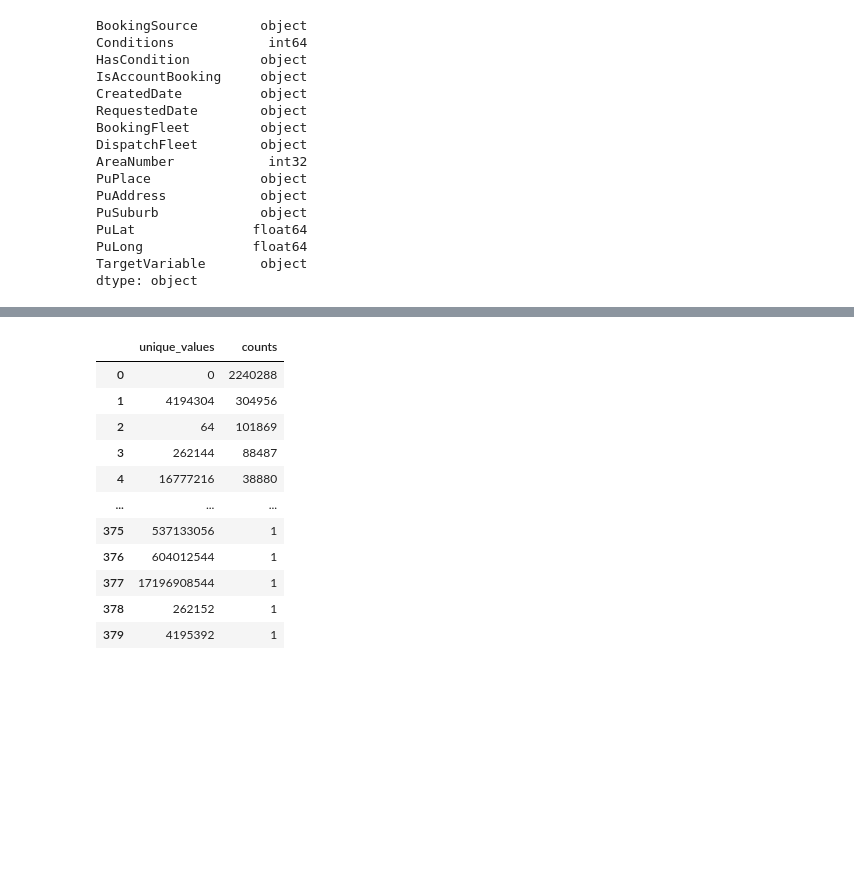
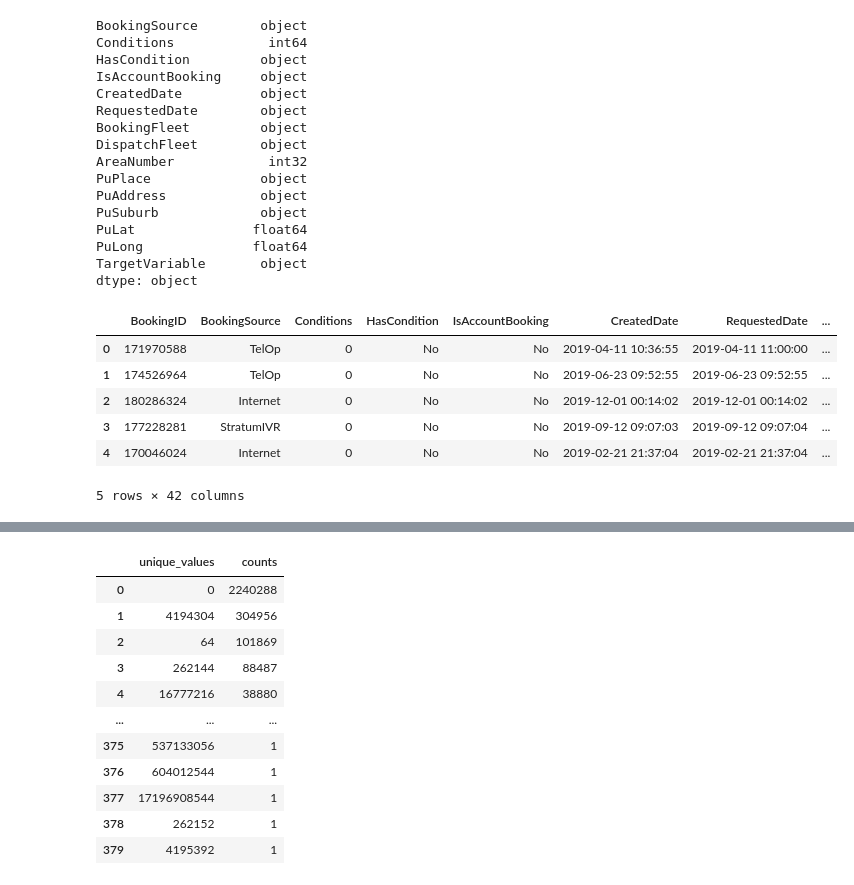
Before and after one commit to xhua0336/Taxi_booking_analysis, a Jupyter notebook: Feature_engineering.ipynb, the cells around one changed output, grey strips where cells are left out. Cells and saved outputs as stored; diff of their text form; code cells hidden in the pictures; blank space fills up the shorter version.

```diff
--- a/Feature_engineering.ipynb
+++ b/Feature_engineering.ipynb
@@ -101,0 +134,10 @@ dtype: object
+# %%
+data.head()
+# %% [output]
+|  | BookingID | BookingSource | Conditions | HasCondition | IsAccountBooking | CreatedDate | RequestedDate | ... |
+| 0 | 171970588 | TelOp | 0 | No | No | 2019-04-11 10:36:55 | 2019-04-11 11:00:00 | ... |
+| 1 | 174526964 | TelOp | 0 | No | No | 2019-06-23 09:52:55 | 2019-06-23 09:52:55 | ... |
+| 2 | 180286324 | Internet | 0 | No | No | 2019-12-01 00:14:02 | 2019-12-01 00:14:02 | ... |
+| 3 | 177228281 | StratumIVR | 0 | No | No | 2019-09-12 09:07:03 | 2019-09-12 09:07:04 | ... |
+| 4 | 170046024 | Internet | 0 | No | No | 2019-02-21 21:37:04 | 2019-02-21 21:37:04 | ... |
+5 rows × 42 columns
```
Also changed, not shown: parts of 15 cells of this notebook.
